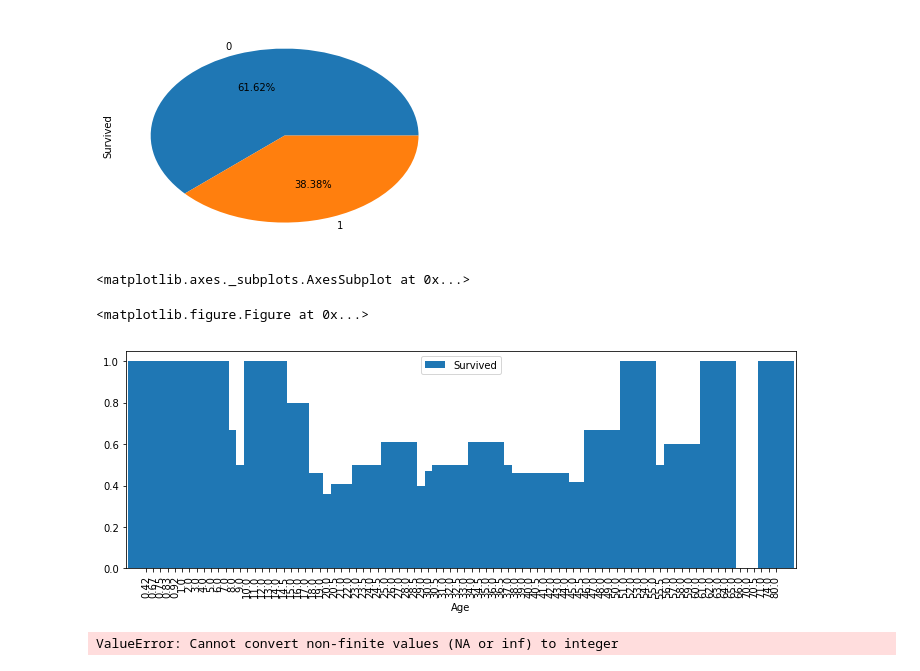
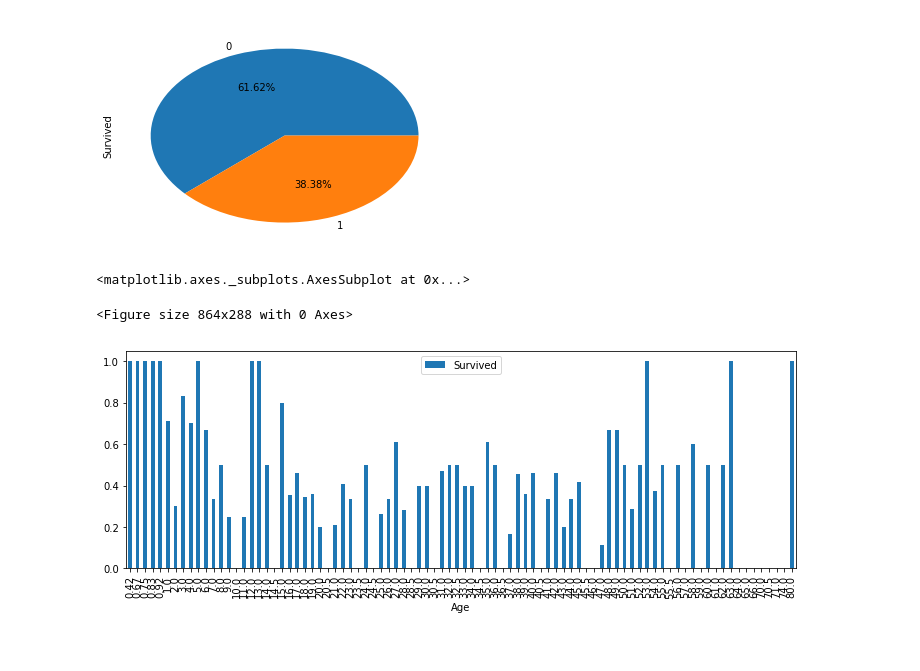
Before and after one commit to 1124418652/kaggle, a Jupyter notebook: titanic/titanic.ipynb, the cells around one changed output. Drawn from its saved outputs; the diff is of its cells as text; code cells hidden in the pictures.

Commit message:
add plot function

```diff
--- a/titanic/titanic.ipynb
+++ b/titanic/titanic.ipynb
@@ -65,17 +65,14 @@ train_data['Survived'].value_counts().plot.pie(autopct = "%1.2f%%")    # 显示
 # %%
 fig = plt.figure(figsize = (12, 4))
 axes = []
 
-train_data[['Age', 'Survived']][~train_data['Age'].isnull()].groupby('Age').mean().plot.bar(width = 5,figsize=(12,4))
+train_data[['Age', 'Survived']][~train_data['Age'].isnull()]\
+    .groupby('Age').mean().plot.bar(left = np.linspace(0, 80, 10),figsize=(12,4))
 # print(sorted(train_data['Age']))
 # %% [output]
 <matplotlib.axes._subplots.AxesSubplot at 0x...>
-<matplotlib.figure.Figure at 0x...>
+<Figure size 864x288 with 0 Axes>
-[figure, old version]
+[figure, new version]
 # %%
 train_data_modified = train_data.copy()        # 拷贝一份数据，以免破坏原数据
 train_data_modified['Age'][train_data['Age'].isnull()] = train_data["Age"].mode().values  # 用众数填充Age的空缺值
-# %%
-train_data["Age"].astype('int32')
-# %% [output]
-ValueError: Cannot convert non-finite values (NA or inf) to integer
```
Also changed, not shown: parts of 1 cell of this notebook.
